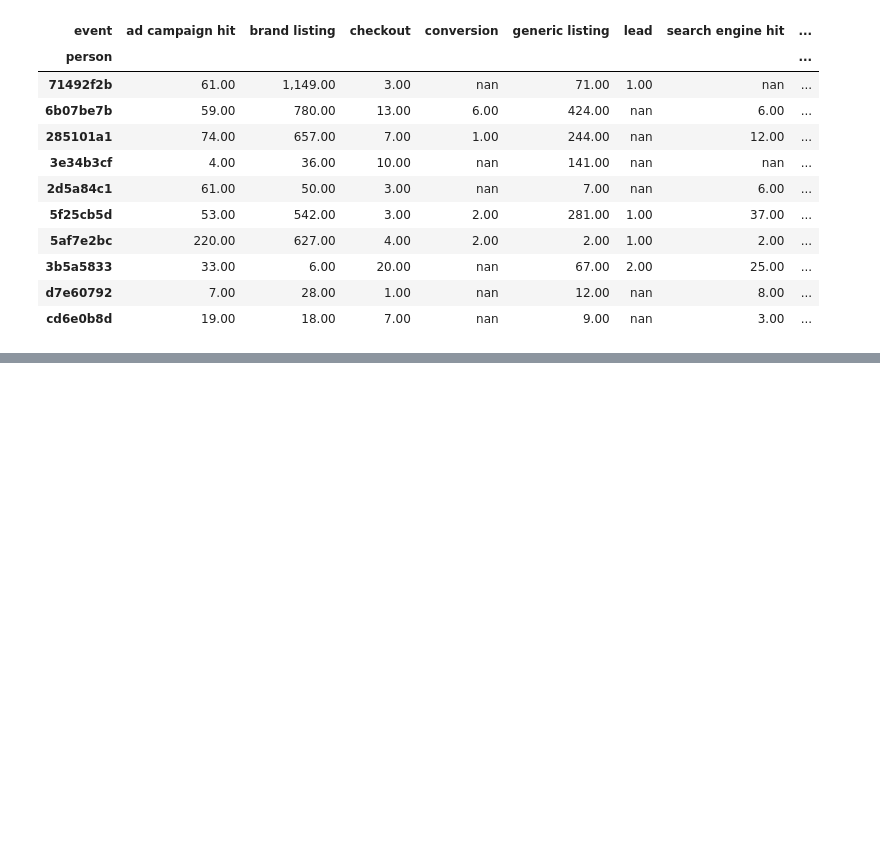
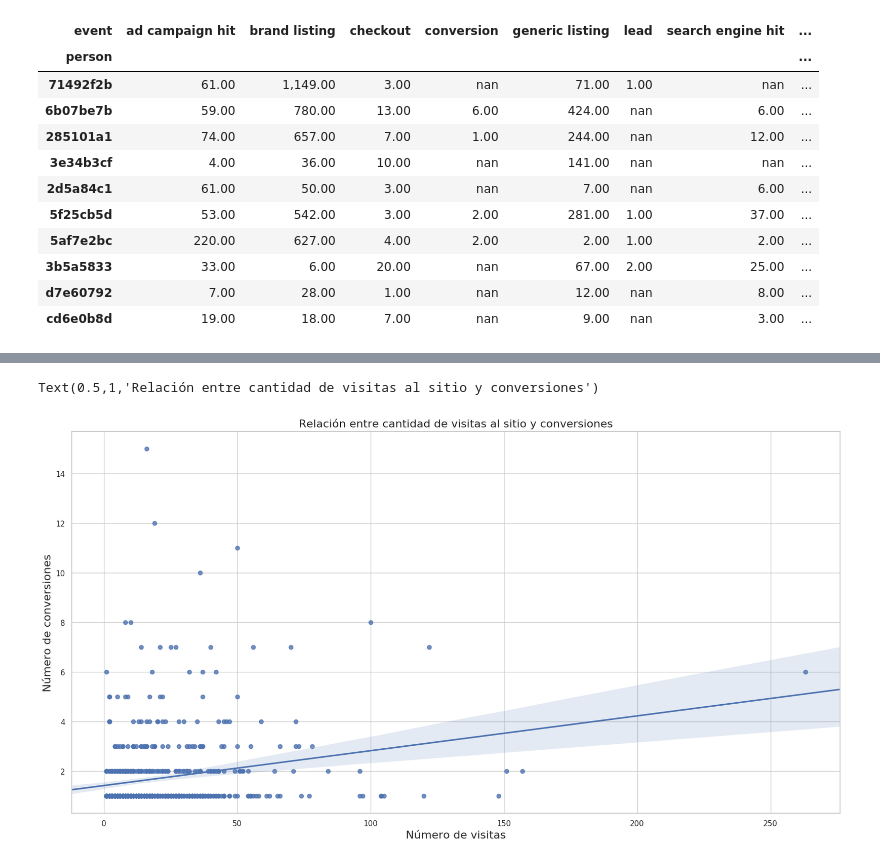
Before and after one commit to fran122157/datos-2018-2-TP1, a Jupyter notebook: TP1-trocafone.ipynb, the cells around one changed output, grey strips where cells are left out. Saved outputs shown, nothing was run; the diff lists cells and outputs as text; code cells hidden in the pictures; blank space fills up the shorter version.

```diff
--- a/TP1-trocafone.ipynb
+++ b/TP1-trocafone.ipynb
@@ -194,0 +209,8 @@ Text(0,0.5,'Usuario')
+# %%
+g = sns.regplot(x='visited site', y='conversion', data=events_by_users, color="b")
+g.set_xlabel("Número de visitas", fontsize=16)
+g.set_ylabel("Número de conversiones", fontsize=16)
+g.set_title("Relación entre cantidad de visitas al sitio y conversiones", fontsize=16)
+# %% [output]
+Text(0.5,1,'Relación entre cantidad de visitas al sitio y conversiones')
+[figure, added]
```
Also changed, not shown: parts of 7 cells of this notebook.
